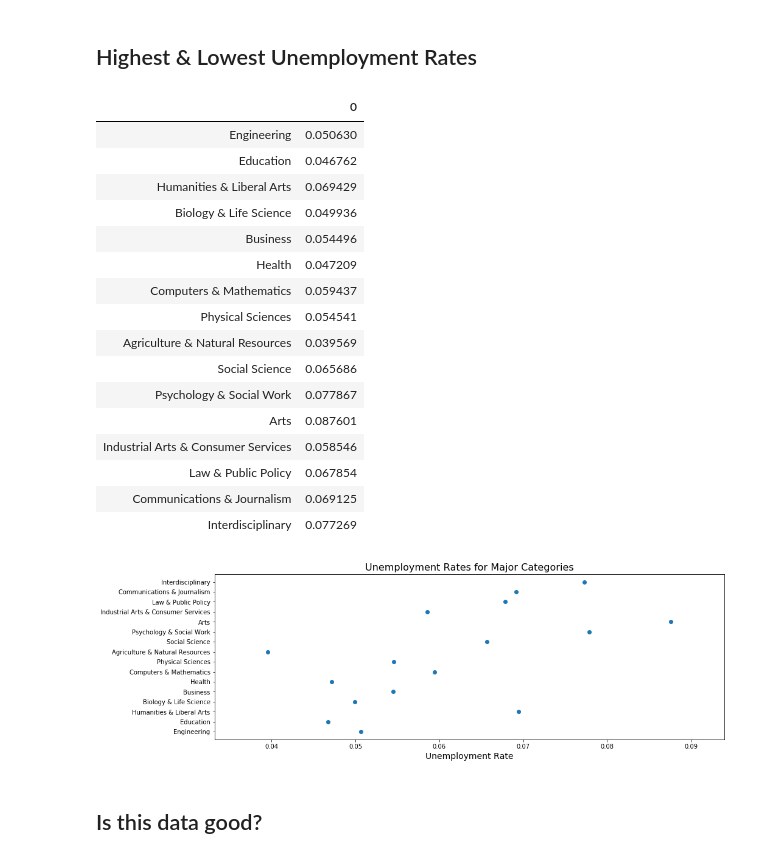
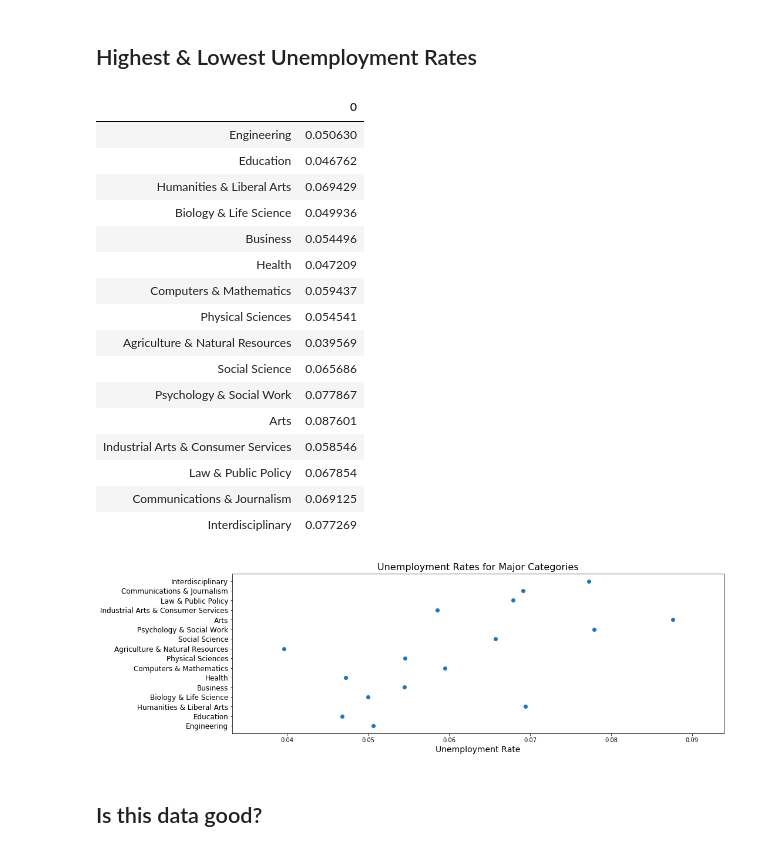
Before and after one commit to michaeltait3/College-Majors-Report, a Jupyter notebook: report.ipynb, the cells around one changed output. Saved outputs shown, nothing was run; the diff lists cells and outputs as text; code cells hidden in the pictures.

```diff
--- a/report.ipynb
+++ b/report.ipynb
@@ -146,36 +146,37 @@ list_of_categories = ['Engineering', 'Education', 'Humanities & Liberal Arts',
 empty_list = []
 for i in list_of_categories:
     val = major_data[major_data['Major_category'] == (i)]['Unemployment_rate'].mean()
     empty_list.append(val)
 plt.figure(figsize=(15,5))
-plt.scatter(empty_list, list_of_categories), plt.title('Unemployment Rates for Major Categories', \
-                                                       fontsize=16), plt.xlabel('Unemployment Rate', fontsize=14);
+plt.scatter(empty_list, list_of_categories), plt.title('Unemployment Rates for Major Categories', fontsize=16), \
+                                             plt.yticks(fontsize=12), \
+                                             plt.xlabel('Unemployment Rate', fontsize=14);
 
 
 mean_list = []
 for i in list_of_categories:
     value = major_data[major_data['Major_category'] == (i)]['Unemployment_rate'].mean()
     mean_list.append(value)
 pd.DataFrame(mean_list, list_of_categories)
 # %% [output]
 |  | 0 |
 | Engineering | 0.050630 |
 | Education | 0.046762 |
 | Humanities & Liberal Arts | 0.069429 |
 | Biology & Life Science | 0.049936 |
 | Business | 0.054496 |
 | Health | 0.047209 |
 | Computers & Mathematics | 0.059437 |
 | Physical Sciences | 0.054541 |
 | Agriculture & Natural Resources | 0.039569 |
 | Social Science | 0.065686 |
 | Psychology & Social Work | 0.077867 |
 | Arts | 0.087601 |
 | Industrial Arts & Consumer Services | 0.058546 |
 | Law & Public Policy | 0.067854 |
 | Communications & Journalism | 0.069125 |
 | Interdisciplinary | 0.077269 |
-[figure, old version]
+[figure, new version]
 # %% [markdown]
 ## Is this data good?
 # %% [markdown]
```
Also changed, not shown: parts of 3 cells of this notebook.
